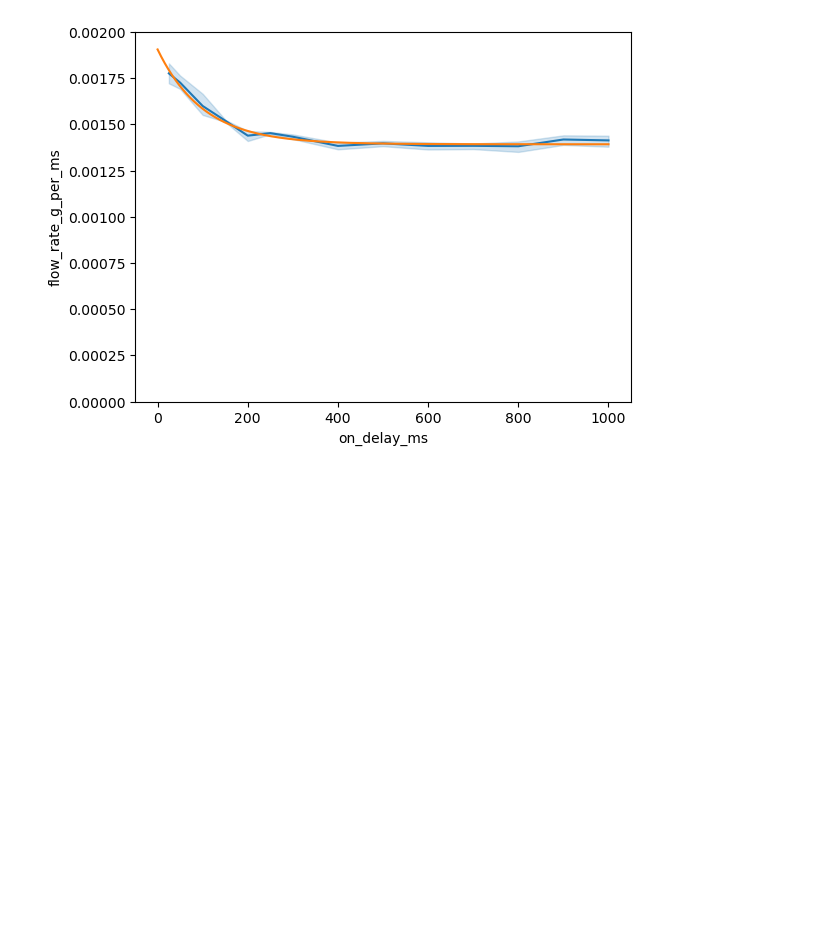
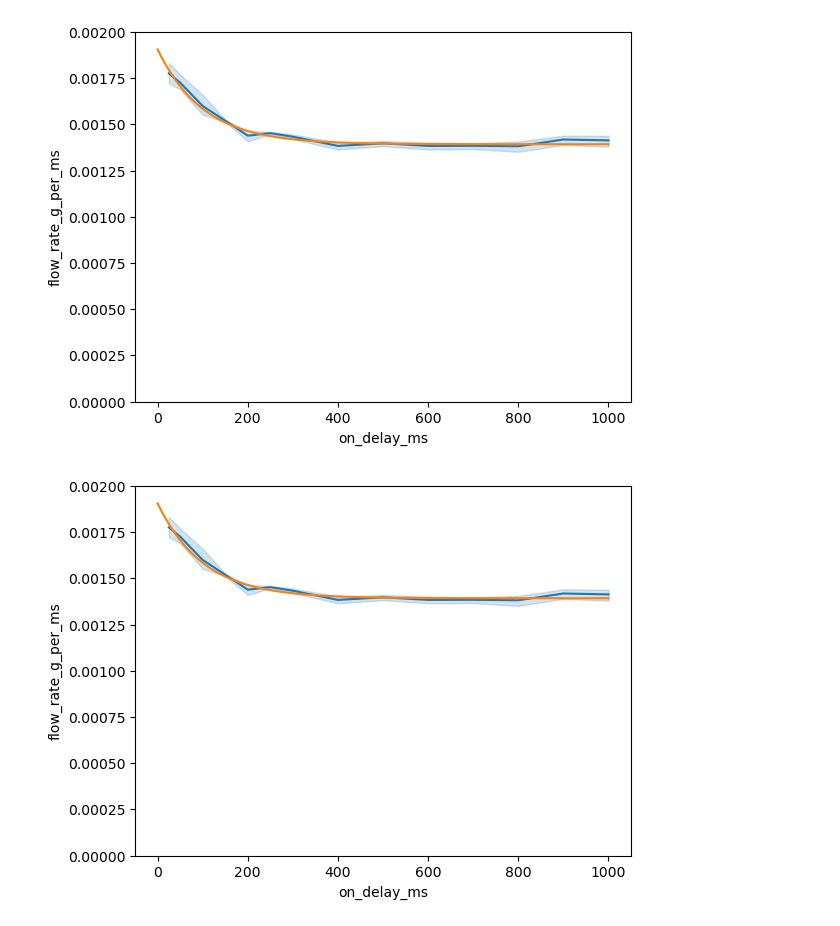
Before and after one commit to Nightingale-LZH/KSCB-Coffee, a Jupyter notebook: KSCB-PumpCalibrationData/PumpTesting.ipynb, the cells around one changed output. Cells and saved outputs as stored; diff of their text form; code cells hidden in the pictures; blank space fills up the shorter version.

```diff
--- a/KSCB-PumpCalibrationData/PumpTesting.ipynb
+++ b/KSCB-PumpCalibrationData/PumpTesting.ipynb
@@ -153,3 +226,17 @@ plt.ylim([0, 0.002])
 plt.show()
 # %% [output]
 [figure]
+# %%
+plt.figure(dpi=100)
+sns.lineplot(
+    df,
+    x="on_delay_ms",
+    y="flow_rate_g_per_ms",
+    errorbar=("ci", 95)
+)
+XXXX = np.linspace(0, 1000, 1000)
+plt.plot(XXXX, exp_best_fit(XXXX))
+plt.ylim([0, 0.002])
+plt.show()
+# %% [output]
+[figure, added]
```
Also changed, not shown: parts of 20 cells of this notebook, 10 other files.
